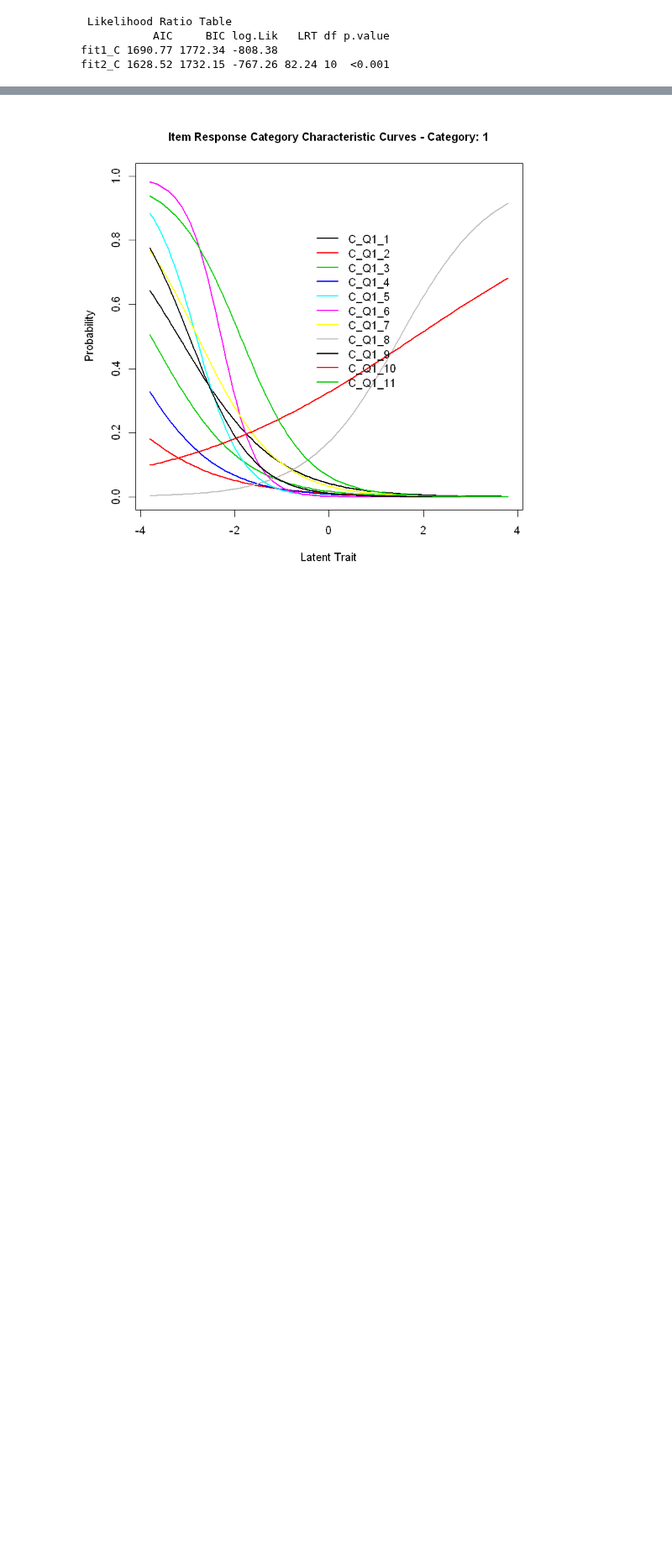
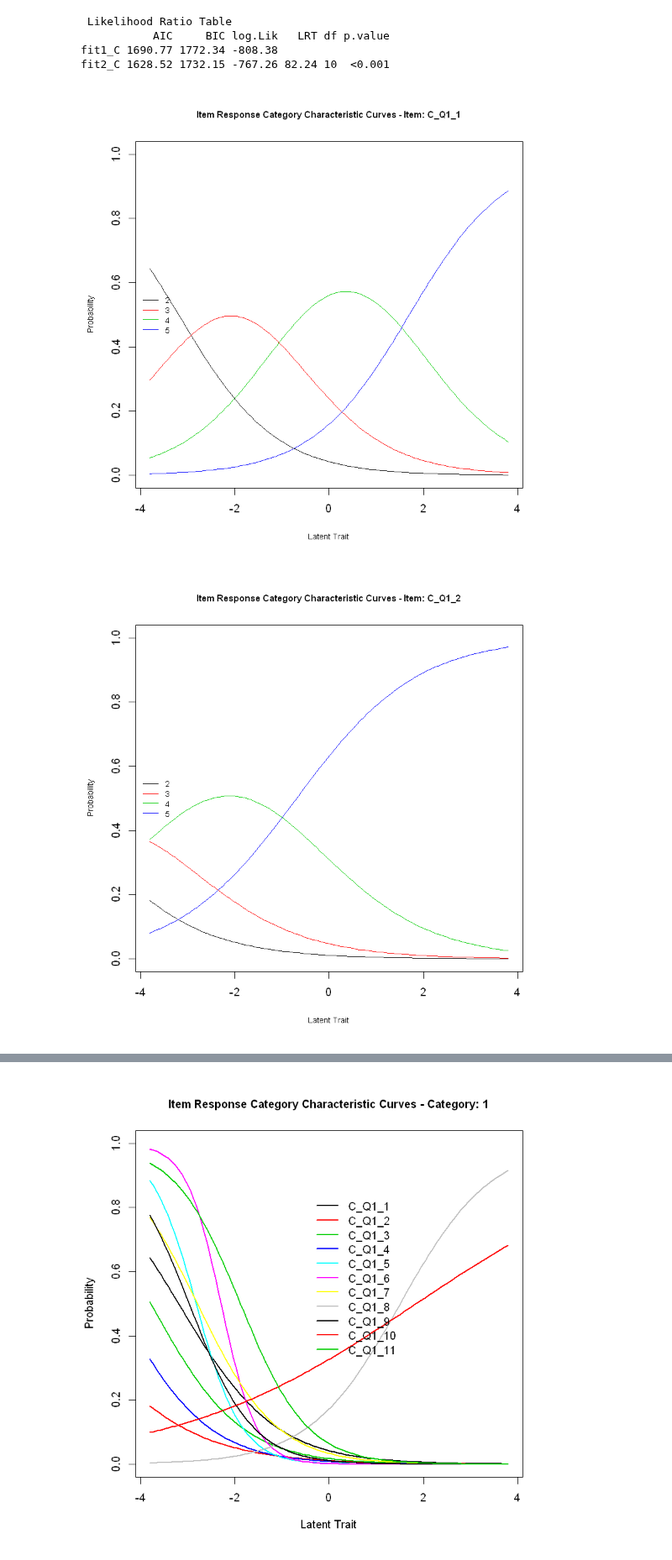
Before and after one commit to martinakienberger/Dissertation_LIS, a Jupyter notebook: IRT.ipynb, the cells around one changed output, grey strips where cells are left out. Shown at 84% size. Saved outputs shown, nothing was run; the diff lists cells and outputs as text; code cells hidden in the pictures; blank space fills up the shorter version.

```diff
--- a/IRT.ipynb
+++ b/IRT.ipynb
@@ -702,2 +792,2 @@ Items A_Q3_15 zeigt geringen Wert, trägt wenig zum Informationsgehalt des Fakto
 # %%
-testC <- data.frame(apply(MyData[,vec_CQ1],2,as.factor))
+GRM_CQ1 <- data.frame(apply(MyData[,vec_CQ1],2,as.factor))
@@ -704,6 +837,6 @@ testC <- data.frame(apply(MyData[,vec_CQ1],2,as.factor))
 # %%
-fit1_C <- grm(testC, constrained = TRUE)
-fit2_C <- grm(testC, constrained = FALSE)
+fit1_C <- grm(GRM_CQ1, constrained = TRUE)
+fit2_C <- grm(GRM_CQ1, constrained = FALSE)
 # %%
 anova(fit1_C,fit2_C)
 # %% [output]
@@ -711,3 +844,8 @@ anova(fit1_C,fit2_C)
            AIC     BIC log.Lik   LRT df p.value
 fit1_C 1690.77 1772.34 -808.38
 fit2_C 1628.52 1732.15 -767.26 82.24 10  <0.001
+# %%
+plot(fit2_C, lwd = 1, cex = 0.7, legend = TRUE, cx = "left",xlab = "Latent Trait", cex.main = 0.8, cex.lab = 0.7, cex.axis = 1)
+# %% [output]
+[figure, added]
+[figure, added]
```
Also changed, not shown: parts of 30 cells of this notebook, 1 other file.
